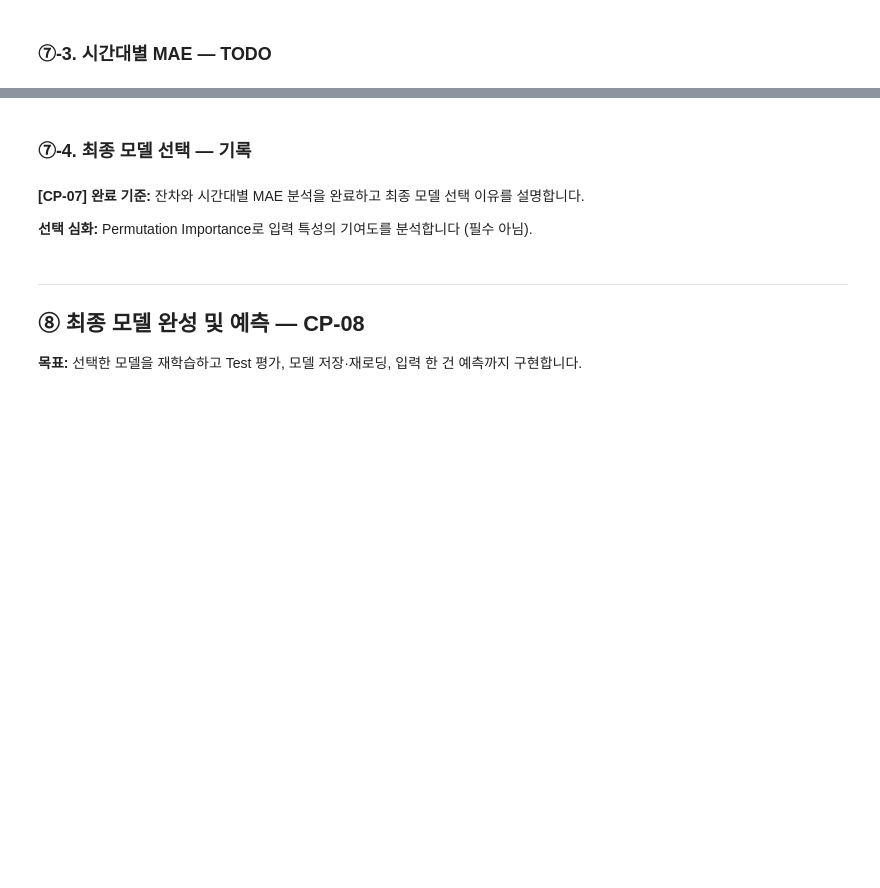
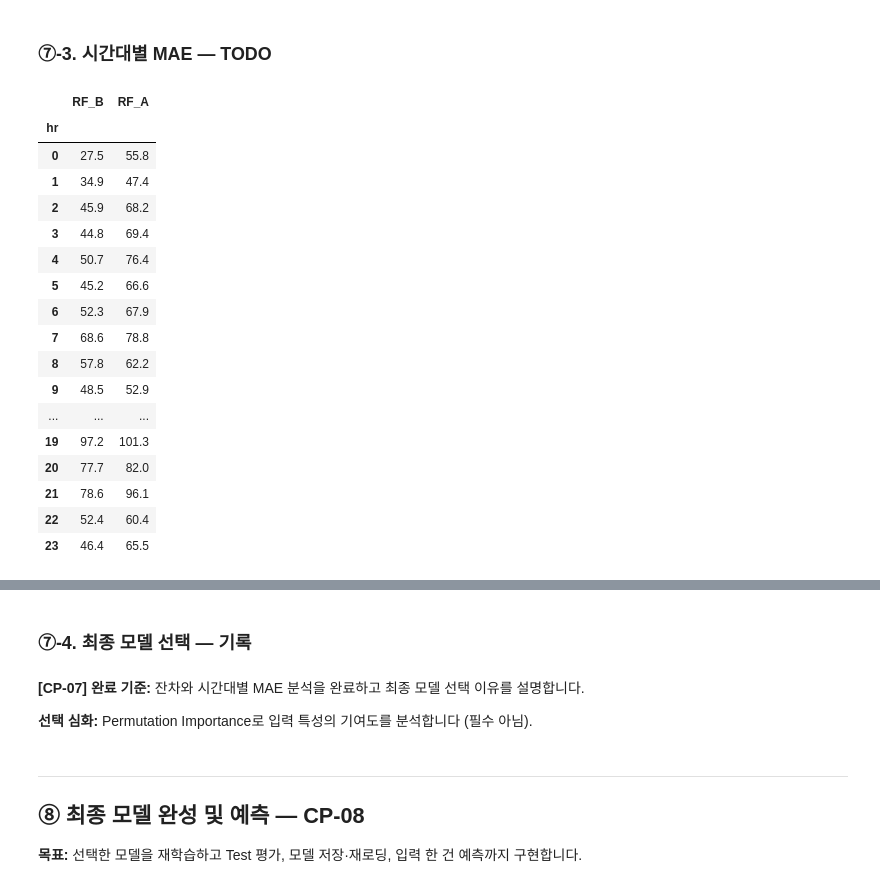
Before and after one commit to Gotti0/ai-mini-projects, a Jupyter notebook: mini-project-01/code/01_regression_bike_demand.ipynb, the cells around one changed output, grey strips where cells are left out. Saved outputs shown, nothing was run; the diff lists cells and outputs as text; code cells hidden in the pictures; blank space fills up the shorter version.

```diff
--- a/mini-project-01/code/01_regression_bike_demand.ipynb
+++ b/mini-project-01/code/01_regression_bike_demand.ipynb
@@ -652,14 +657,33 @@ AssertionError: 오류 분석 후보를 2개 선택하세요.
 # %%
 # [공통] 시간대별 오류 DataFrame
 hourly_mae = pd.DataFrame(index=range(24))
 hourly_mae.index.name = "hr"
 
 for name in candidates:
     # TODO 7-4. 모델별 절대오차와 시간대별 평균 절대오차를 계산합니다.
-    abs_err = ...
-    hourly_mae[name] = ...
+    abs_err = pred_df[f"resid_{name}"].abs()
+    hourly_mae[name] = abs_err.groupby(pred_df["hr"]).mean()
 
 display(hourly_mae.round(1))
+# %% [output]
+|  | RF_B | RF_A |
+| hr |  |  |
+| 0 | 27.5 | 55.8 |
+| 1 | 34.9 | 47.4 |
+| 2 | 45.9 | 68.2 |
+| 3 | 44.8 | 69.4 |
+| 4 | 50.7 | 76.4 |
+| 5 | 45.2 | 66.6 |
+| 6 | 52.3 | 67.9 |
+| 7 | 68.6 | 78.8 |
+| 8 | 57.8 | 62.2 |
+| 9 | 48.5 | 52.9 |
+| ... | ... | ... |
+| 19 | 97.2 | 101.3 |
+| 20 | 77.7 | 82.0 |
+| 21 | 78.6 | 96.1 |
+| 22 | 52.4 | 60.4 |
+| 23 | 46.4 | 65.5 |
 # %%
 # TODO 7-5. 후보 모델들의 시간대별 MAE를 막대그래프로 표현합니다.
 # 힌트: plt.bar(), hourly_mae
```
Also changed, not shown: parts of 12 cells of this notebook, 5 other files.
